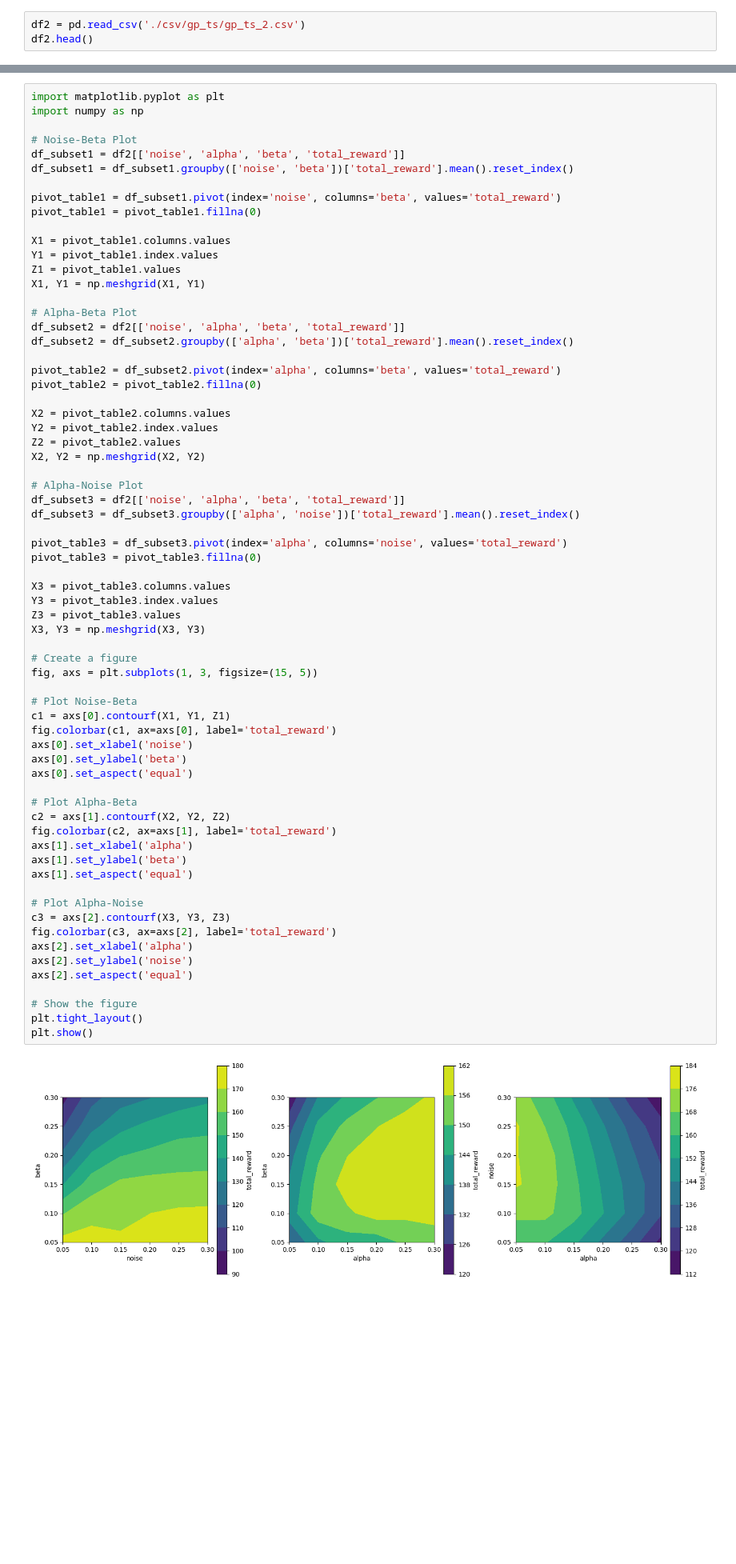
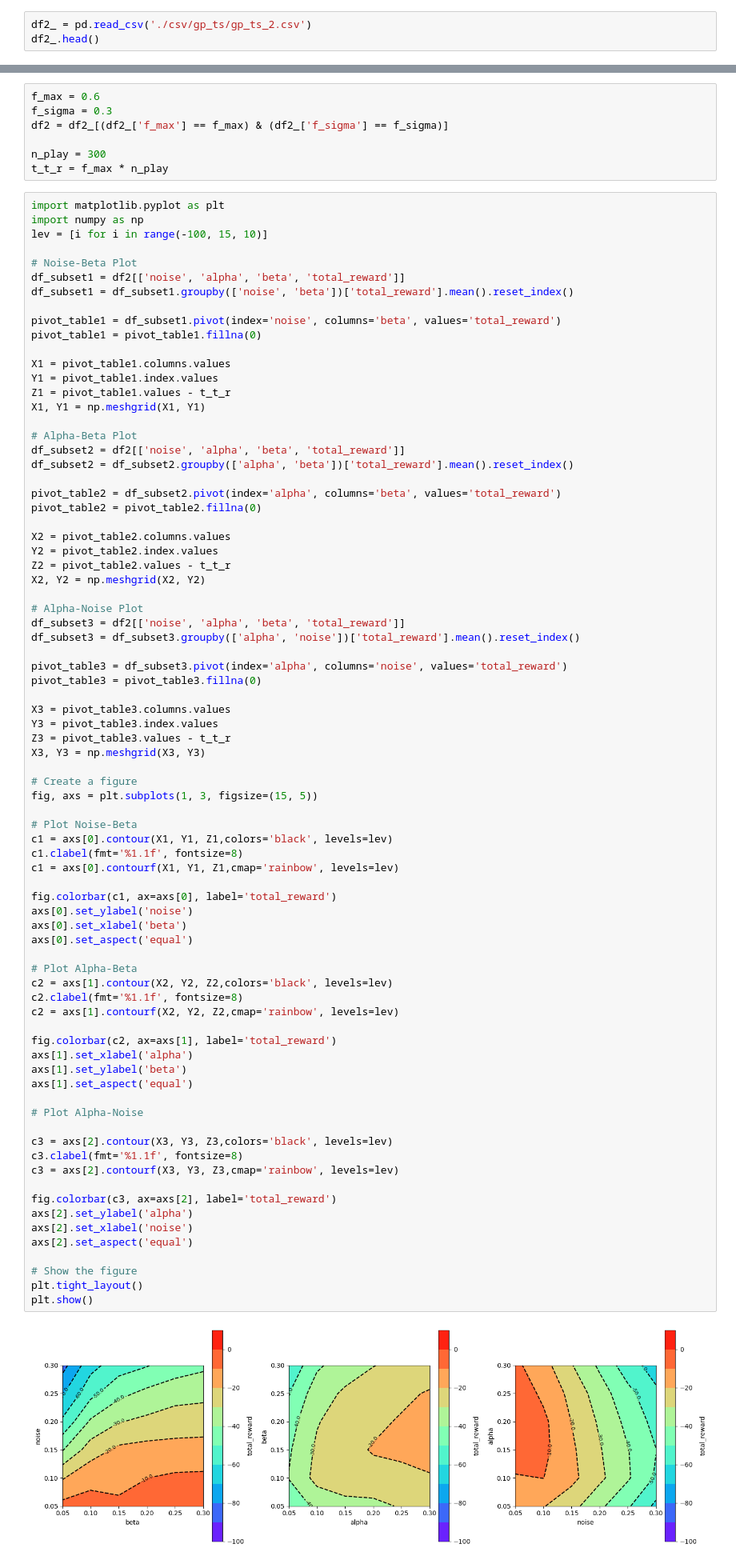
Before and after one commit to taikicoco/gauusian_process_bandit, a Jupyter notebook: app/bandit/results/plot.ipynb, the cells around one changed output, grey strips where cells are left out. Shown at 80% size. Saved outputs shown, nothing was run; the diff lists cells and outputs as text; blank space fills up the shorter version.

```diff
--- a/app/bandit/results/plot.ipynb
+++ b/app/bandit/results/plot.ipynb
@@ -12,8 +12,8 @@ import matplotlib.pyplot as plt
 import scipy.stats as st
 import pandas as pd
 # %%
-df2 = pd.read_csv('./csv/gp_ts/gp_ts_2.csv')
-df2.head()
+df2_ = pd.read_csv('./csv/gp_ts/gp_ts_2.csv')
+df2_.head()
 # %% [output]
 |  | f_sigma | f_max | noise | alpha | beta | total_reward | seed |
 | 0 | 0.3 | 0.6 | 0.05 | 0.05 | 0.05 | 163 | 1 |
@@ -21,9 +21,17 @@ df2.head()
 | 2 | 0.3 | 0.6 | 0.05 | 0.05 | 0.15 | 169 | 1 |
 | 3 | 0.3 | 0.6 | 0.05 | 0.05 | 0.20 | 153 | 1 |
 | 4 | 0.3 | 0.6 | 0.05 | 0.05 | 0.25 | 180 | 1 |
+# %%
+f_max = 0.6
+f_sigma = 0.3
+df2 = df2_[(df2_['f_max'] == f_max) & (df2_['f_sigma'] == f_sigma)]
+
+n_play = 300
+t_t_r = f_max * n_play
 # %%
 import matplotlib.pyplot as plt
 import numpy as np
+lev = [i for i in range(-100, 15, 10)]
 
 # Noise-Beta Plot
 df_subset1 = df2[['noise', 'alpha', 'beta', 'total_reward']]
@@ -34,7 +42,7 @@ pivot_table1 = pivot_table1.fillna(0)
 
 X1 = pivot_table1.columns.values
 Y1 = pivot_table1.index.values
-Z1 = pivot_table1.values
+Z1 = pivot_table1.values - t_t_r
 X1, Y1 = np.meshgrid(X1, Y1)
 
 # Alpha-Beta Plot
@@ -46,7 +54,7 @@ pivot_table2 = pivot_table2.fillna(0)
 
 X2 = pivot_table2.columns.values
 Y2 = pivot_table2.index.values
-Z2 = pivot_table2.values
+Z2 = pivot_table2.values - t_t_r
 X2, Y2 = np.meshgrid(X2, Y2)
 
 # Alpha-Noise Plot
@@ -54,39 +62,49 @@ df_subset3 = df2[['noise', 'alpha', 'beta', 'total_reward']]
 df_subset3 = df_subset3.groupby(['alpha', 'noise'])['total_reward'].mean().reset_index()
 
 pivot_table3 = df_subset3.pivot(index='alpha', columns='noise', values='total_reward')
 pivot_table3 = pivot_table3.fillna(0)
 
 X3 = pivot_table3.columns.values
 Y3 = pivot_table3.index.values
-Z3 = pivot_table3.values
+Z3 = pivot_table3.values - t_t_r
 X3, Y3 = np.meshgrid(X3, Y3)
 
 # Create a figure
 fig, axs = plt.subplots(1, 3, figsize=(15, 5))
 
 # Plot Noise-Beta
-c1 = axs[0].contourf(X1, Y1, Z1)
+c1 = axs[0].contour(X1, Y1, Z1,colors='black', levels=lev)
+c1.clabel(fmt='%1.1f', fontsize=8)
+c1 = axs[0].contourf(X1, Y1, Z1,cmap='rainbow', levels=lev)
+
 fig.colorbar(c1, ax=axs[0], label='total_reward')
-axs[0].set_xlabel('noise')
-axs[0].set_ylabel('beta')
+axs[0].set_ylabel('noise')
+axs[0].set_xlabel('beta')
 axs[0].set_aspect('equal')
 
 # Plot Alpha-Beta
-c2 = axs[1].contourf(X2, Y2, Z2)
+c2 = axs[1].contour(X2, Y2, Z2,colors='black', levels=lev)
+c2.clabel(fmt='%1.1f', fontsize=8)
+c2 = axs[1].contourf(X2, Y2, Z2,cmap='rainbow', levels=lev)
+
 fig.colorbar(c2, ax=axs[1], label='total_reward')
 axs[1].set_xlabel('alpha')
 axs[1].set_ylabel('beta')
 axs[1].set_aspect('equal')
 
 # Plot Alpha-Noise
-c3 = axs[2].contourf(X3, Y3, Z3)
+
+c3 = axs[2].contour(X3, Y3, Z3,colors='black', levels=lev)
+c3.clabel(fmt='%1.1f', fontsize=8)
+c3 = axs[2].contourf(X3, Y3, Z3,cmap='rainbow', levels=lev)
+
 fig.colorbar(c3, ax=axs[2], label='total_reward')
-axs[2].set_xlabel('alpha')
-axs[2].set_ylabel('noise')
+axs[2].set_ylabel('alpha')
+axs[2].set_xlabel('noise')
 axs[2].set_aspect('equal')
 
 # Show the figure
 plt.tight_layout()
 plt.show()
 # %% [output]
-[figure, old version]
+[figure, new version]
```
Also changed, not shown: parts of 8 cells of this notebook, 2 other files.
